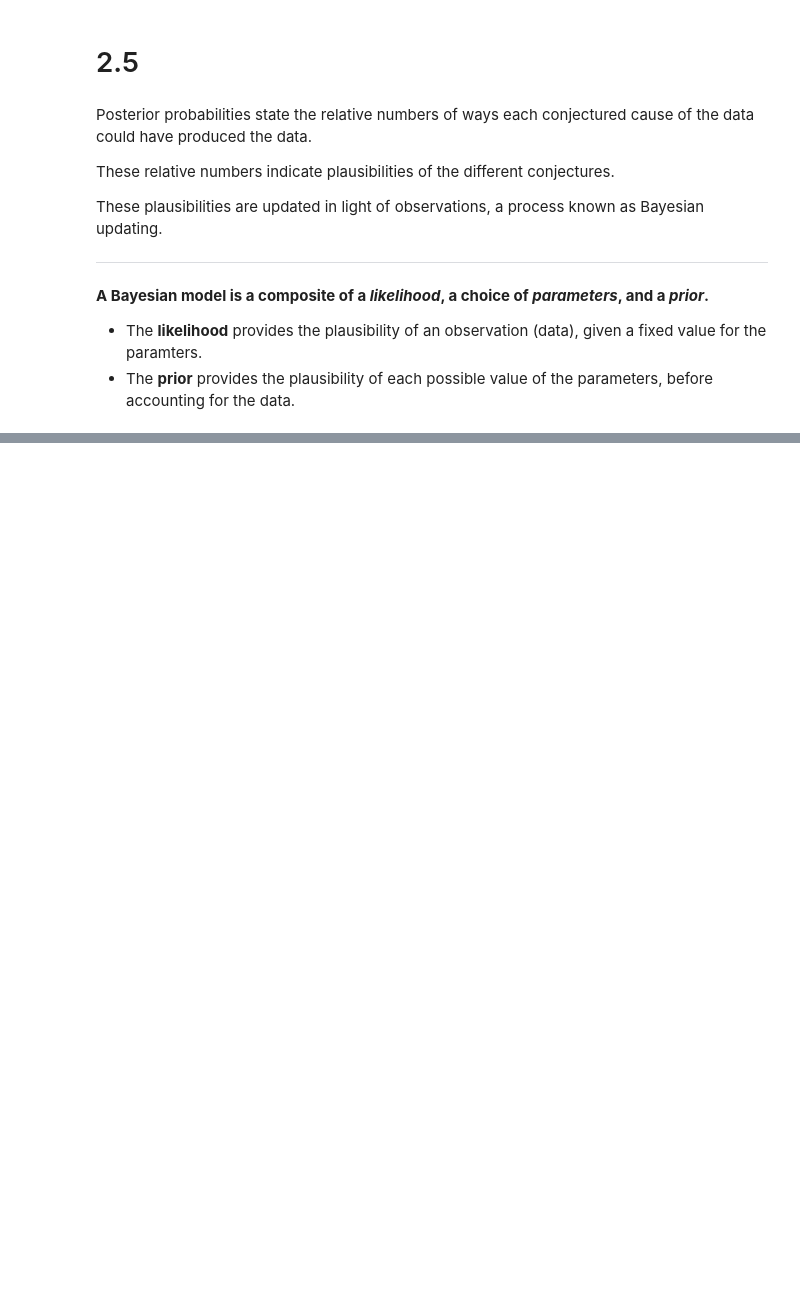
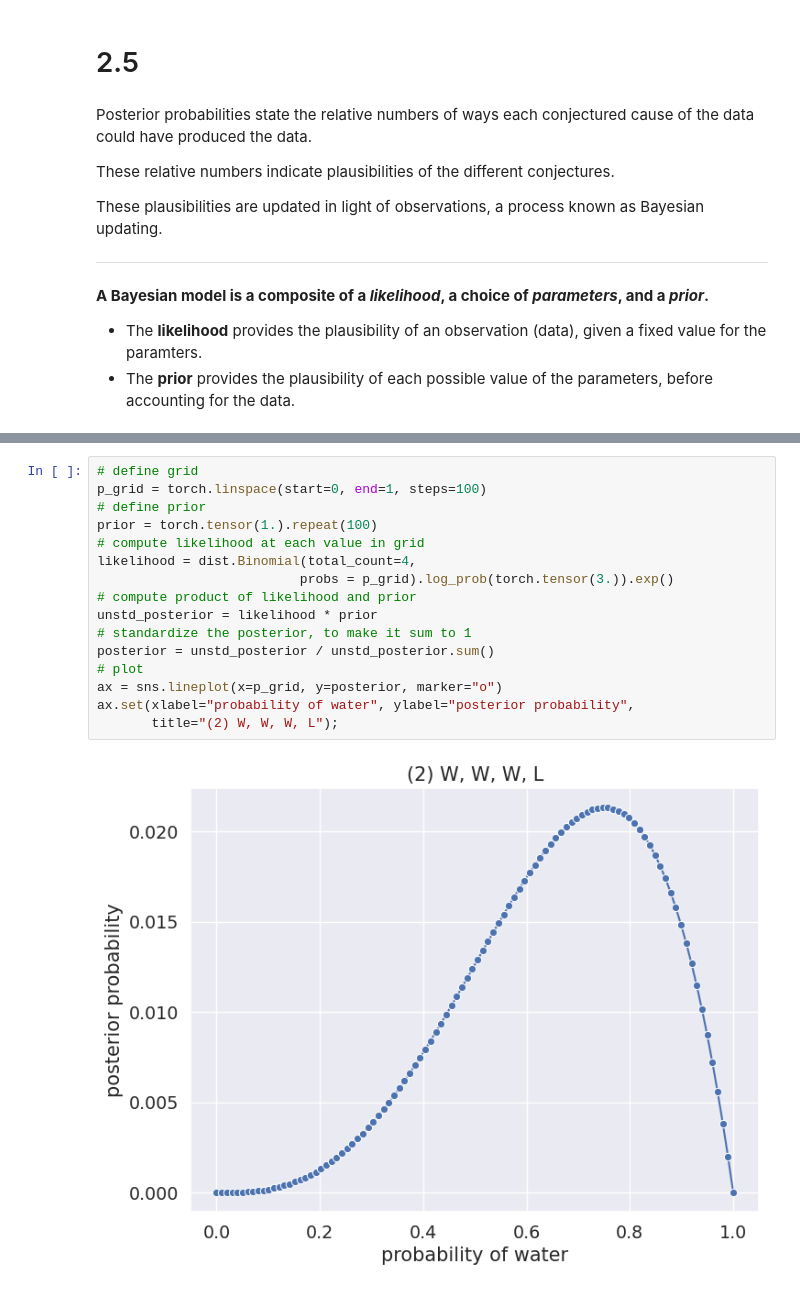
Before and after one commit to krademaker/Pyro, a Jupyter notebook: notebooks/sr_chapter_2.ipynb, the cells around one changed output, grey strips where cells are left out. Cells and saved outputs as stored; diff of their text form; blank space fills up the shorter version.

```diff
--- a/notebooks/sr_chapter_2.ipynb
+++ b/notebooks/sr_chapter_2.ipynb
@@ -263,0 +294,18 @@ These plausibilities are updated in light of observations, a process known as Ba
+# %%
+# define grid
+p_grid = torch.linspace(start=0, end=1, steps=100)
+# define prior
+prior = torch.tensor(1.).repeat(100)
+# compute likelihood at each value in grid
+likelihood = dist.Binomial(total_count=4,
+                          probs = p_grid).log_prob(torch.tensor(3.)).exp()
+# compute product of likelihood and prior
+unstd_posterior = likelihood * prior
+# standardize the posterior, to make it sum to 1
+posterior = unstd_posterior / unstd_posterior.sum()
+# plot
+ax = sns.lineplot(x=p_grid, y=posterior, marker="o")
+ax.set(xlabel="probability of water", ylabel="posterior probability",
+       title="(2) W, W, W, L");
+# %% [output]
+[figure, added]
```
Also changed, not shown: parts of 8 cells of this notebook.
